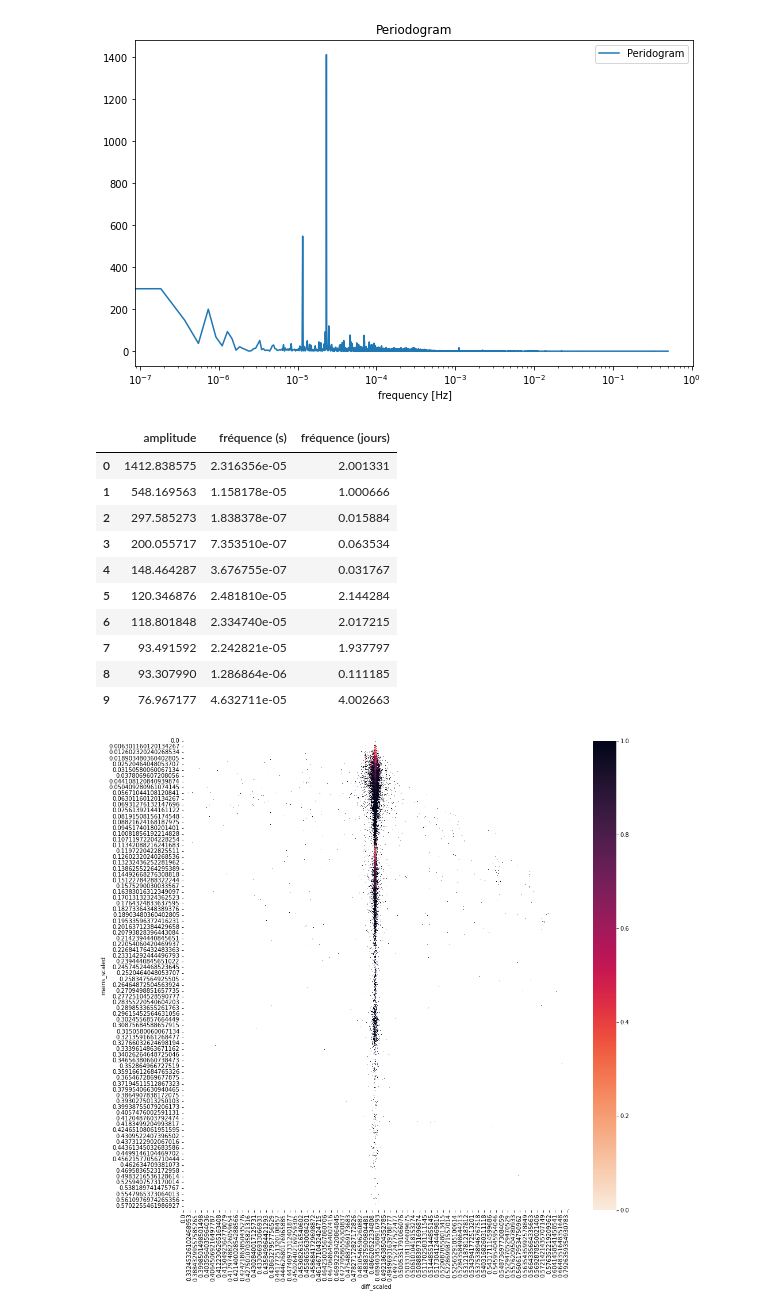
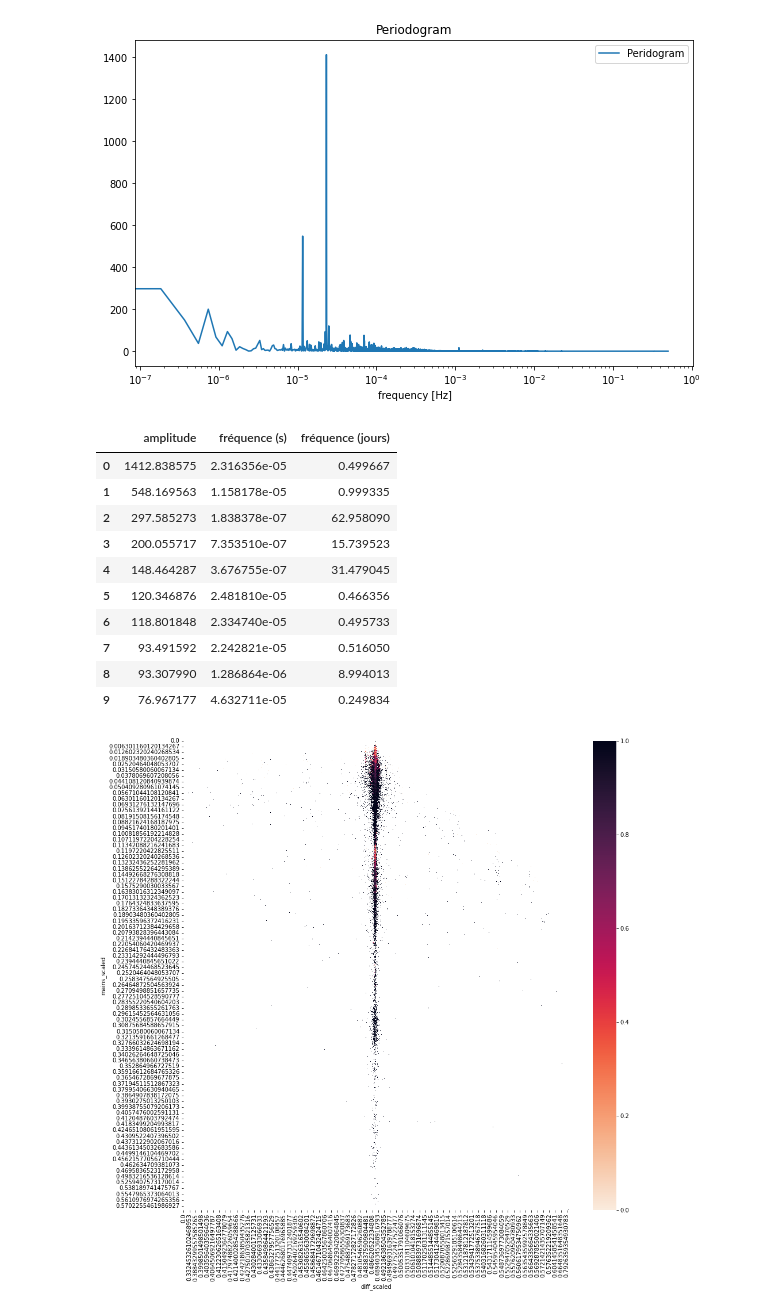
Before and after one commit to hugo-mi/Activity_Detection_From_Electrical_Consumption_Load_Curves, a Jupyter notebook: Exploratory Data Analysis/analyse_spectrale_house1.ipynb, the cells around one changed output. Cells and saved outputs as stored; diff of their text form; code cells hidden in the pictures.

```diff
--- a/Exploratory Data Analysis/analyse_spectrale_house1.ipynb
+++ b/Exploratory Data Analysis/analyse_spectrale_house1.ipynb
@@ -50,20 +50,20 @@ plt.show();
 # %%
 idx_max = np.argsort(-p_den)[:10]
 freq = pd.DataFrame({'amplitude': p_den[idx_max], 'fréquence (s)': f[idx_max]})
-freq['fréquence (jours)'] = freq['fréquence (s)']*60*60*24
+freq['fréquence (jours)'] = 1/(freq['fréquence (s)']*60*60*24)
 freq
 # %% [output]
 |  | amplitude | fréquence (s) | fréquence (jours) |
-| 0 | 1412.838575 | 2.316356e-05 | 2.001331 |
-| 1 | 548.169563 | 1.158178e-05 | 1.000666 |
-| 2 | 297.585273 | 1.838378e-07 | 0.015884 |
-| 3 | 200.055717 | 7.353510e-07 | 0.063534 |
-| 4 | 148.464287 | 3.676755e-07 | 0.031767 |
-| 5 | 120.346876 | 2.481810e-05 | 2.144284 |
-| 6 | 118.801848 | 2.334740e-05 | 2.017215 |
-| 7 | 93.491592 | 2.242821e-05 | 1.937797 |
-| 8 | 93.307990 | 1.286864e-06 | 0.111185 |
-| 9 | 76.967177 | 4.632711e-05 | 4.002663 |
+| 0 | 1412.838575 | 2.316356e-05 | 0.499667 |
+| 1 | 548.169563 | 1.158178e-05 | 0.999335 |
+| 2 | 297.585273 | 1.838378e-07 | 62.958090 |
+| 3 | 200.055717 | 7.353510e-07 | 15.739523 |
+| 4 | 148.464287 | 3.676755e-07 | 31.479045 |
+| 5 | 120.346876 | 2.481810e-05 | 0.466356 |
+| 6 | 118.801848 | 2.334740e-05 | 0.495733 |
+| 7 | 93.491592 | 2.242821e-05 | 0.516050 |
+| 8 | 93.307990 | 1.286864e-06 | 8.994013 |
+| 9 | 76.967177 | 4.632711e-05 | 0.249834 |
 # %%
 plt.figure(figsize=(15,15))
 sns.heatmap(pd.pivot_table(house1_power_blk2, values='activity', index='mains_scaled', columns='diff_scaled'), cmap=sns.cm.rocket_r);
```
Also changed, not shown: parts of 2 cells of this notebook.
